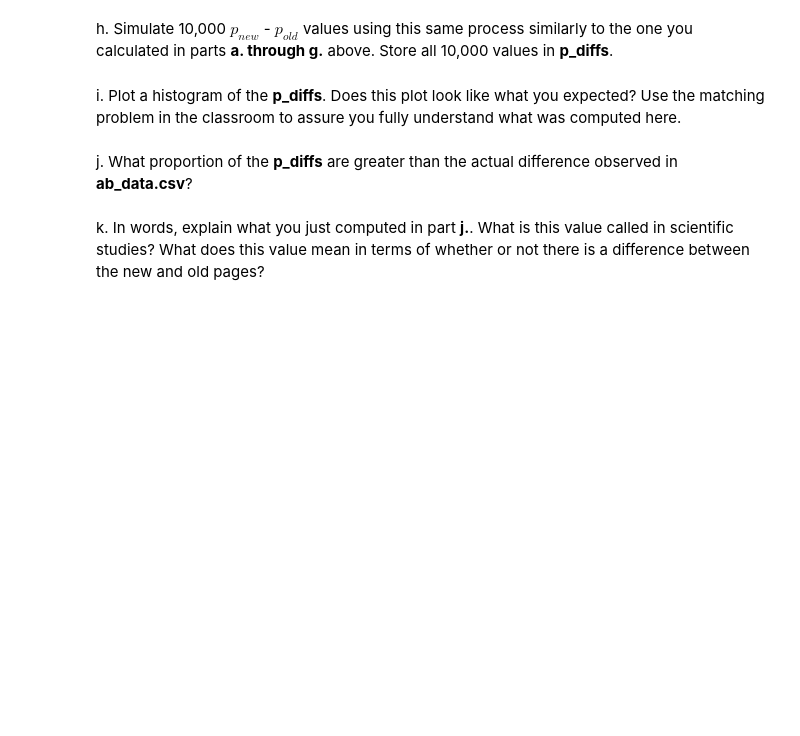
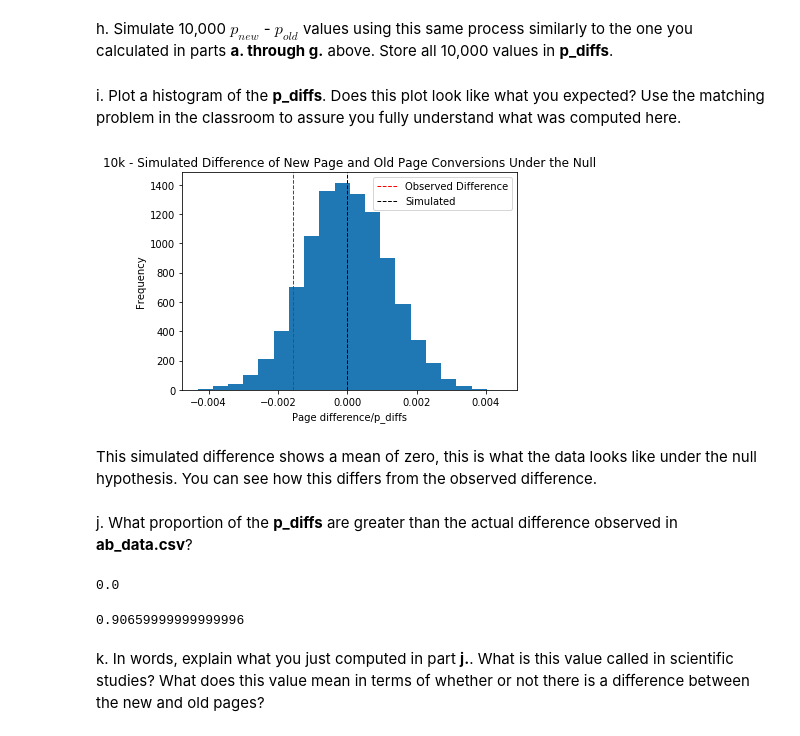
Before and after one commit to IreneFlorez/analysis_draft, a Jupyter notebook: analysis_draft.ipynb, the cells around one changed output. Drawn from its saved outputs; the diff is of its cells as text; code cells hidden in the pictures; blank space fills up the shorter version.

```diff
--- a/analysis_draft.ipynb
+++ b/analysis_draft.ipynb
@@ -175,13 +175,15 @@ df2['converted'].mean()
 # %% [markdown]
 b. Given that an individual was in the `control` group, what is the probability they converted?
 # %%
-df2[df2['group'] == 'control']['converted'].mean()
+control_conversion = df2[df2['group'] == 'control']['converted'].mean()
+control_conversion
 # %% [output]
 0.1203863045004612
 # %% [markdown]
 c. Given that an individual was in the `treatment` group, what is the probability they converted?
 # %%
-df2[df2['group'] == 'treatment']['converted'].mean()
+treatment_conversion = df2[df2['group'] == 'treatment']['converted'].mean()
+treatment_conversion
 # %% [output]
 0.11880806551510564
 # %% [markdown]
@@ -195,6 +197,8 @@ df2['landing_page'].replace({'old_page':0,'new_page':1},inplace=True)
 df2['landing_page'].mean()
 # %% [output]
 0.5000619442226688
+# %%
+obs_diff = treatment_conversion - control_conversion
 # %% [markdown]
 e. Use the results in the previous two portions of this question to suggest if you think there is evidence that one page leads to more conversions?  Write your response below.
 # %% [markdown]
@@ -308,7 +312,30 @@ for _ in range(10000):
     p_diffs.append(diff)
 # %% [markdown]
 i. Plot a histogram of the **p_diffs**.  Does this plot look like what you expected?  Use the matching problem in the classroom to assure you fully understand what was computed here.
+# %%
+plt.hist(p_diffs, bins=20)
+plt.title('10k - Simulated Difference of New Page and Old Page Conversions Under the Null')
+plt.xlabel('Page difference/p_diffs')
+plt.ylabel('Frequency')
+plt.axvline(x=obs_diff, color='red', linewidth=1, linestyle='dashed',label="Observed Difference")
+plt.axvline(x=(np.array(p_diffs).mean()), color='black', linestyle='dashed', linewidth=1, label="Simulated")
+plt.legend()
+plt.show();
+# %% [output]
+[figure, added]
+# %% [markdown]
+This simulated difference shows a mean of zero, this is what the data looks like under the null hypothesis. You can see how this differs from the observed difference.
 # %% [markdown]
 j. What proportion of the **p_diffs** are greater than the actual difference observed in **ab_data.csv**?
+# %%
+p_diff = p_new - p_old
+p_diff
+# %% [output]
+0.0
+# %%
+p_diffs = np.array(p_diffs)
+(p_diffs > obs_diff).mean()
+# %% [output]
+0.90659999999999996
 # %% [markdown]
 k. In words, explain what you just computed in part **j.**.  What is this value called in scientific studies?  What does this value mean in terms of whether or not there is a difference between the new and old pages?
```
Also changed, not shown: parts of 8 cells of this notebook.
